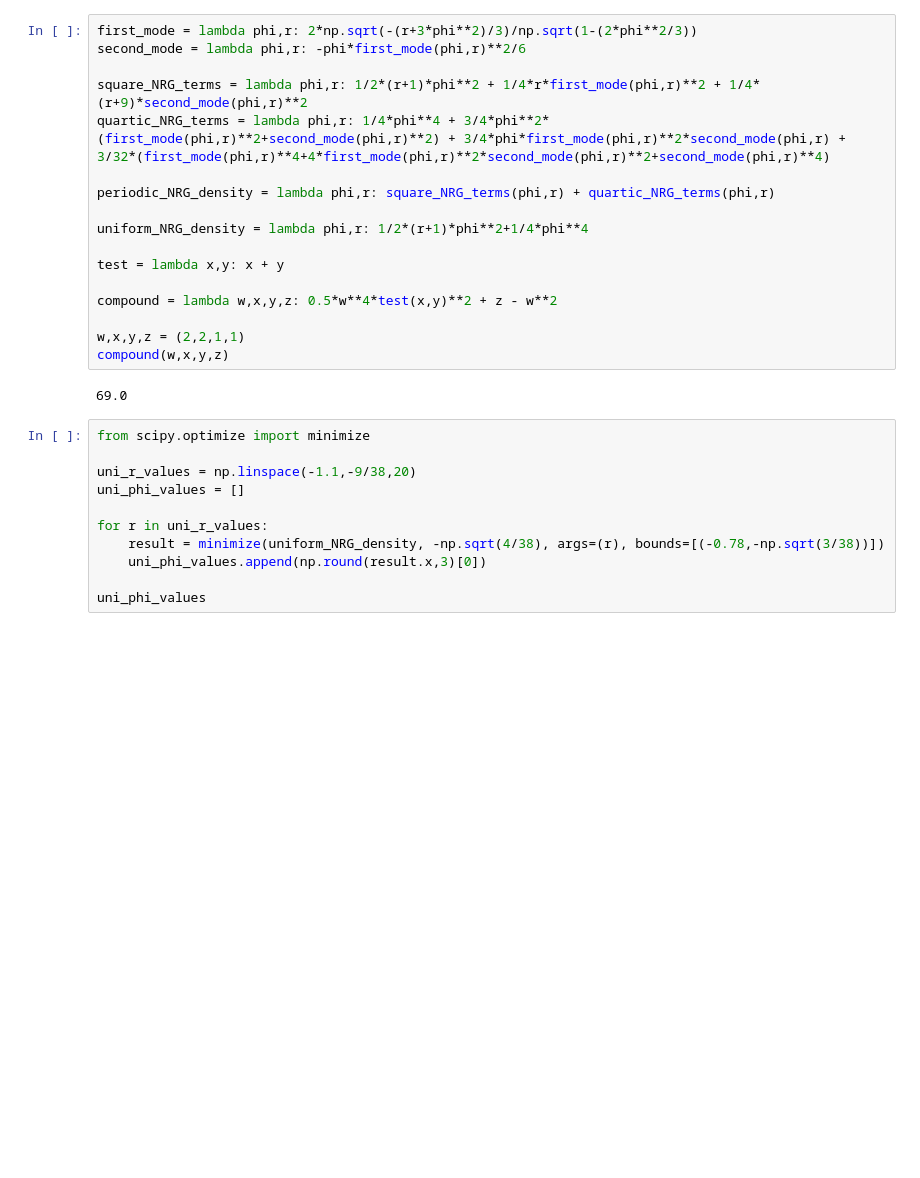
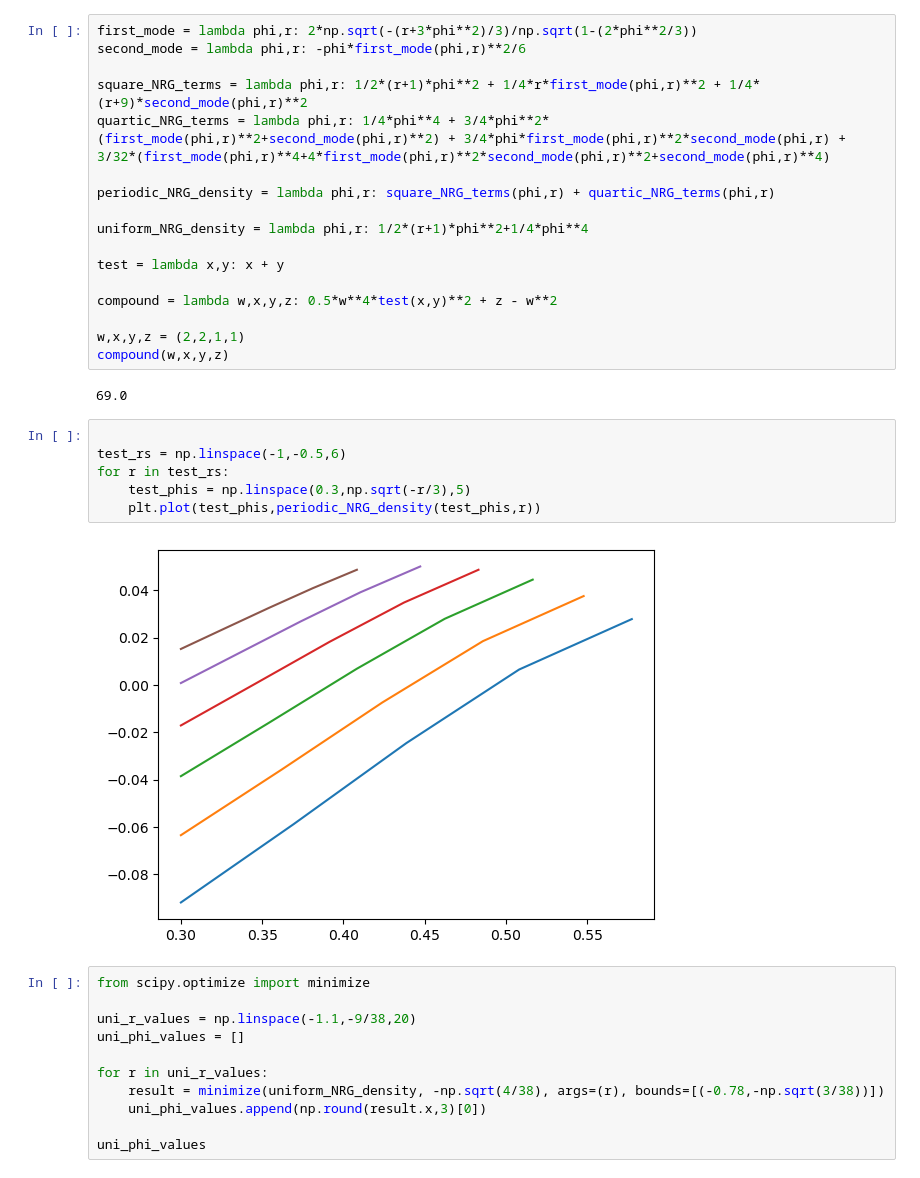
Before and after one commit to Twomac/pattern-formation-and-cellular-growth, a Jupyter notebook: Pystencils 1D Smectic Layering - 2D Special Case.ipynb, the cells around one changed output. Drawn from its saved outputs; the diff is of its cells as text; blank space fills up the shorter version.

```diff
--- a/Pystencils 1D Smectic Layering - 2D Special Case.ipynb
+++ b/Pystencils 1D Smectic Layering - 2D Special Case.ipynb
@@ -724,6 +770,14 @@ w,x,y,z = (2,2,1,1)
 compound(w,x,y,z)
 # %% [output]
 69.0
+# %%
+
+test_rs = np.linspace(-1,-0.5,6)
+for r in test_rs:
+    test_phis = np.linspace(0.3,np.sqrt(-r/3),5)
+    plt.plot(test_phis,periodic_NRG_density(test_phis,r))
+# %% [output]
+[figure, added]
 # %%
 from scipy.optimize import minimize
 
```
Also changed, not shown: parts of 7 cells of this notebook, 20 other files.
